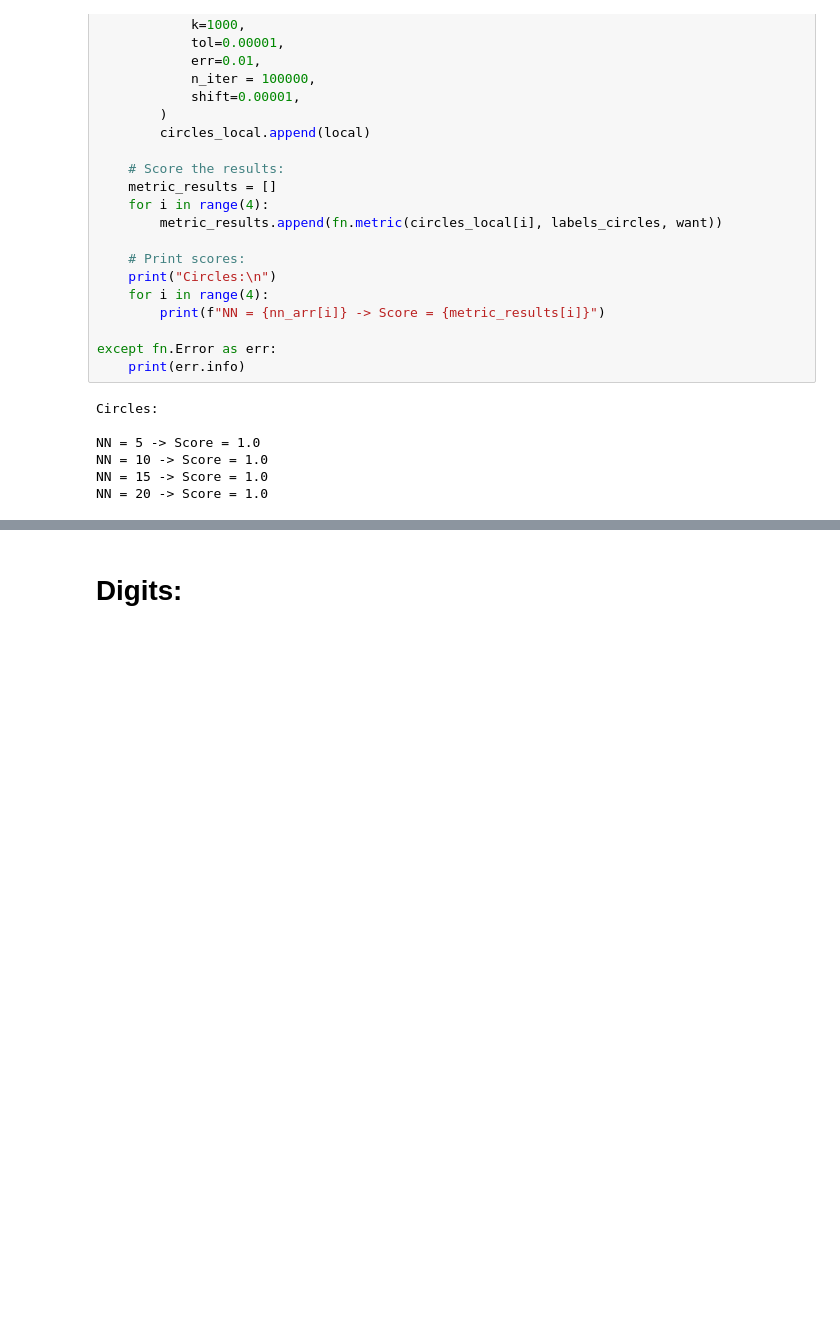
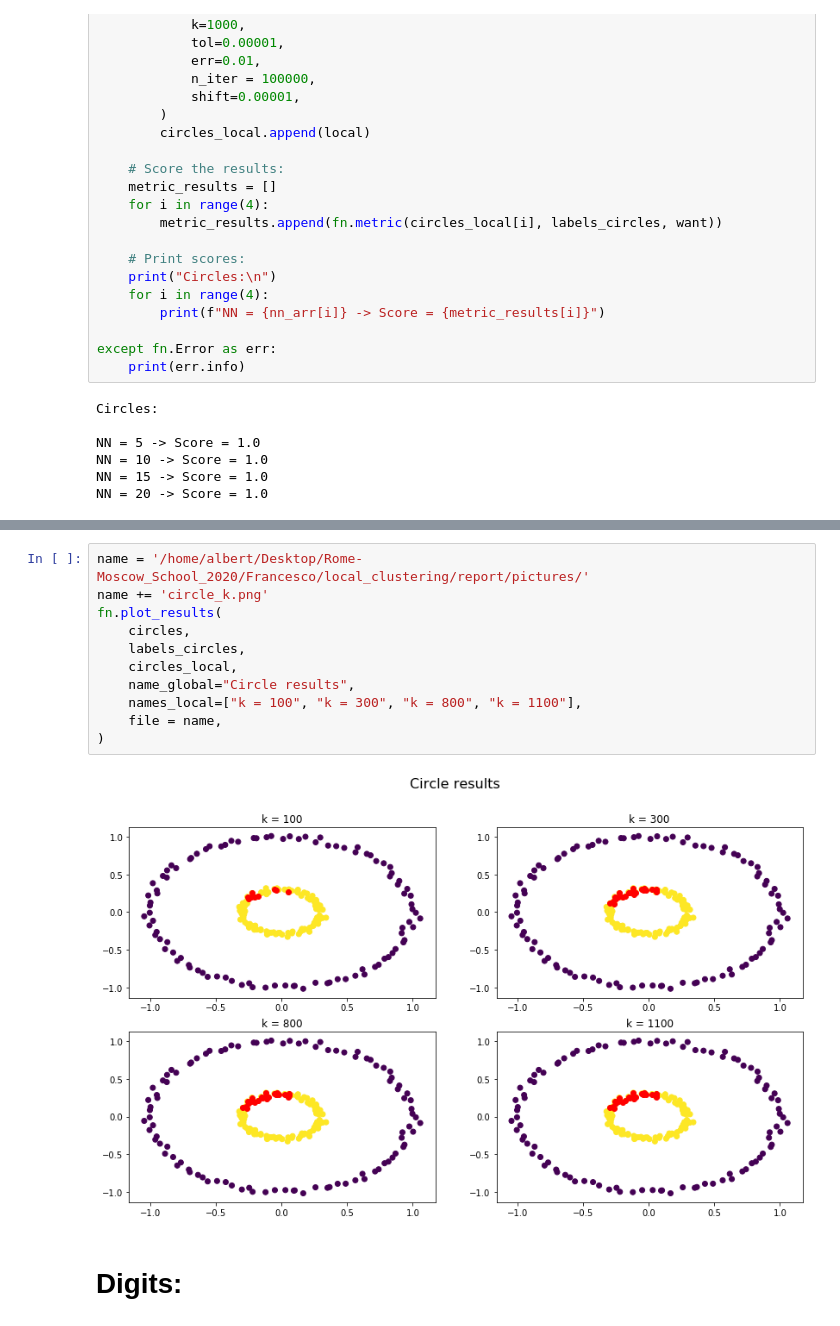
Before and after one commit to AlbMLpy/Clustering-research, a Jupyter notebook: LocalGraphPartitioning.ipynb, the cells around one changed output, grey strips where cells are left out. Cells and saved outputs as stored; diff of their text form; blank space fills up the shorter version.

```diff
--- a/LocalGraphPartitioning.ipynb
+++ b/LocalGraphPartitioning.ipynb
@@ -147,3 +253,16 @@ fn.plot_results(
+# %%
+name = '/home/albert/Desktop/Rome-Moscow_School_2020/Francesco/local_clustering/report/pictures/'
+name += 'circle_k.png'
+fn.plot_results(
+    circles,
+    labels_circles,
+    circles_local,
+    name_global="Circle results",
+    names_local=["k = 100", "k = 300", "k = 800", "k = 1100"],
+    file = name,
+)
+# %% [output]
+[figure, added]
 # %% [markdown]
 # Digits:
 # %%
```
Also changed, not shown: parts of 9 cells of this notebook, 1 other file.
